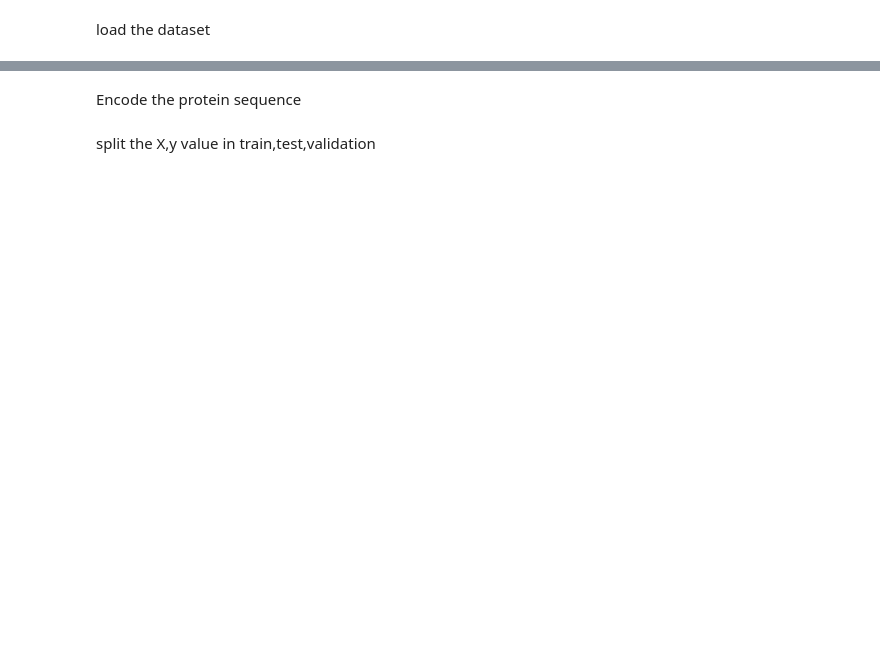
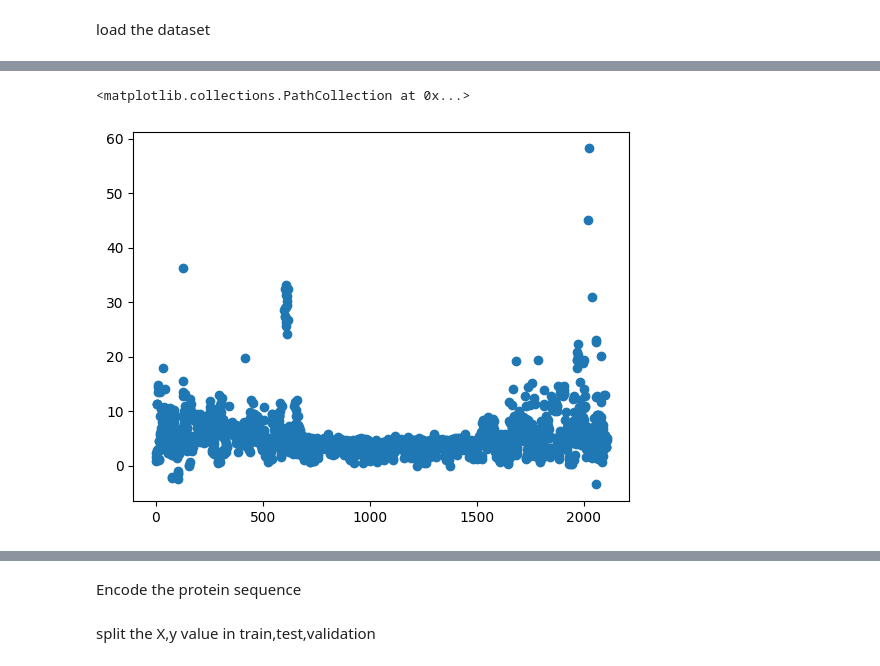
Before and after one commit to Growdeatechnology/Delta-G-Prediction, a Jupyter notebook: Delta_G_prediction.ipynb, the cells around one changed output, grey strips where cells are left out. Saved outputs shown, nothing was run; the diff lists cells and outputs as text; code cells hidden in the pictures; blank space fills up the shorter version.

```diff
--- a/Delta_G_prediction.ipynb
+++ b/Delta_G_prediction.ipynb
@@ -198,0 +43,5 @@ combined_df.columns
+# %%
+plt.scatter(df['Unnamed: 0'],df['delta_G'])
+# %% [output]
+<matplotlib.collections.PathCollection at 0x...>
+[figure, added]
```
Also changed, not shown: parts of 33 cells of this notebook, 3 other files.
